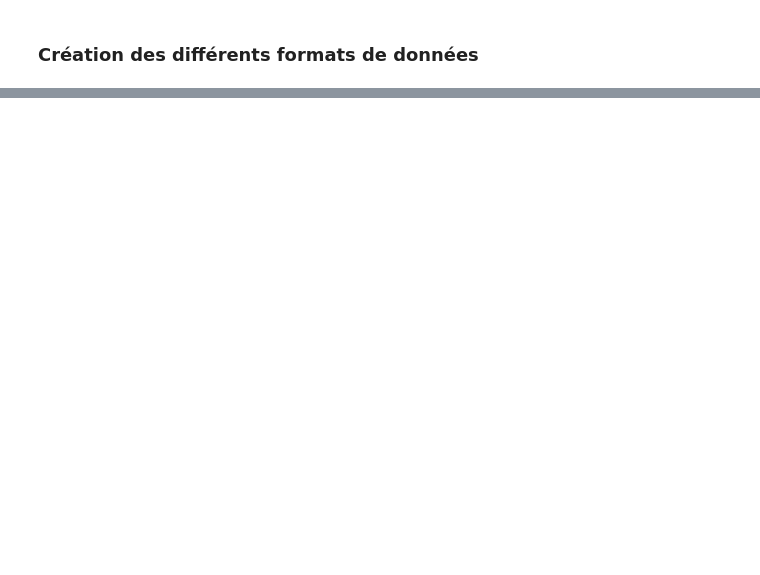
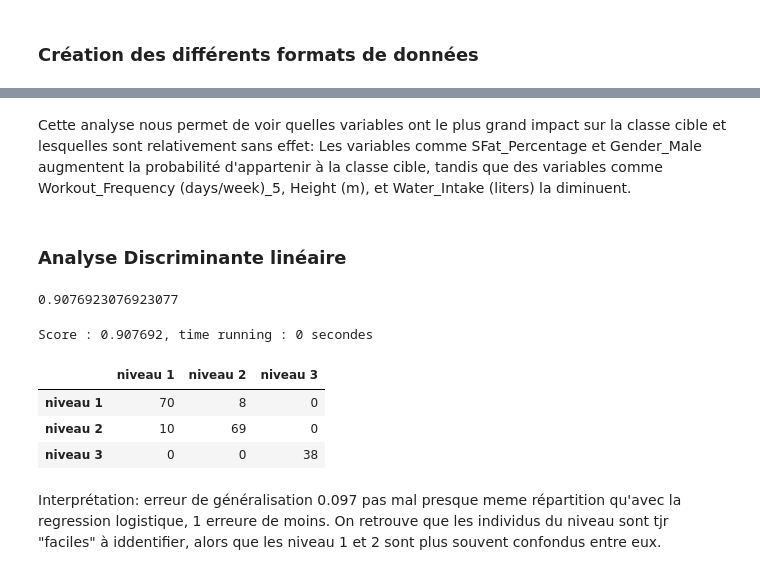
Before and after one commit to Dorianhgn/ProjetML4A, a Jupyter notebook: Experience_Level/Lise/python.ipynb, the cells around one changed output, grey strips where cells are left out. Saved outputs shown, nothing was run; the diff lists cells and outputs as text; code cells hidden in the pictures; blank space fills up the shorter version.

```diff
--- a/Experience_Level/Lise/python.ipynb
+++ b/Experience_Level/Lise/python.ipynb
@@ -112,0 +183,7 @@ print("Matrice réponse(Keras) : " + str(Y_train_dummies.shape))
+# %%
+X_train_exp_level_dummies = pd.get_dummies(X_train_exp_level, drop_first=True)
+X_test_exp_level_dummies = pd.get_dummies(X_test_exp_level, drop_first=True)
+
+print(X_train_exp_level_dummies)
+print(X_train_exp_level_dummies.shape)
+print(X_train_exp_level.shape)
@@ -112,0 +384,31 @@ print("Matrice réponse(Keras) : " + str(Y_train_dummies.shape))
+# %% [markdown]
+
+Cette analyse nous permet de voir quelles variables ont le plus grand impact sur la classe cible et lesquelles sont relativement sans effet: Les variables comme SFat_Percentage et Gender_Male augmentent la probabilité d'appartenir à la classe cible, tandis que des variables comme Workout_Frequency (days/week)_5, Height (m), et Water_Intake (liters) la diminuent.
+# %% [markdown]
+### Analyse Discriminante linéaire
+# %%
+from sklearn.discriminant_analysis import LinearDiscriminantAnalysis, QuadraticDiscriminantAnalysis
+
+ts=time.time()
+
+method=LinearDiscriminantAnalysis()
+method.fit(X_train_exp_level_dummies, y_train_exp_level)
+score = method.score(X_test_exp_level_dummies,y_test_exp_level)
+ypred = method.predict(X_test_exp_level_dummies)
+te=time.time()
+t_total = te-ts
+score
+# %% [output]
+0.9076923076923077
+# %%
+print("Score : %f, time running : %d secondes" %(score, t_total))
+pd.DataFrame(confusion_matrix(y_test_exp_level, ypred), index=labels, columns= labels)
+# %% [output]
+Score : 0.907692, time running : 0 secondes
+|  | niveau 1 | niveau 2 | niveau 3 |
+| niveau 1 | 70 | 8 | 0 |
+| niveau 2 | 10 | 69 | 0 |
+| niveau 3 | 0 | 0 | 38 |
+# %% [markdown]
+Interprétation: erreur de généralisation 0.097 pas mal
+presque meme répartition qu'avec la regression logistique, 1 erreure de moins. On retrouve que les individus du niveau sont tjr "faciles" à iddentifier, alors que les niveau 1 et 2 sont plus souvent confondus entre eux.
```
Also changed, not shown: parts of 56 cells of this notebook, 2 other files.
